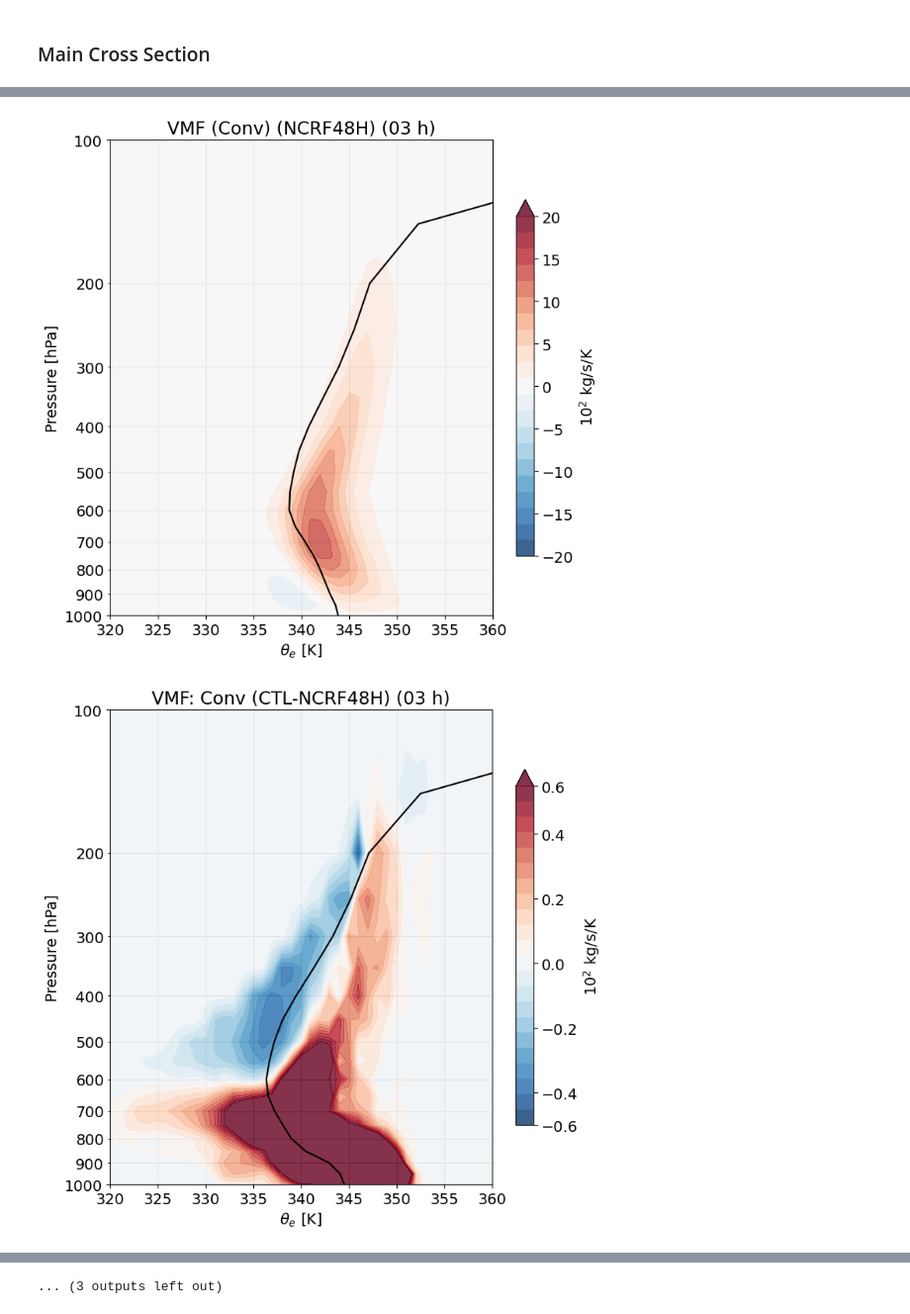
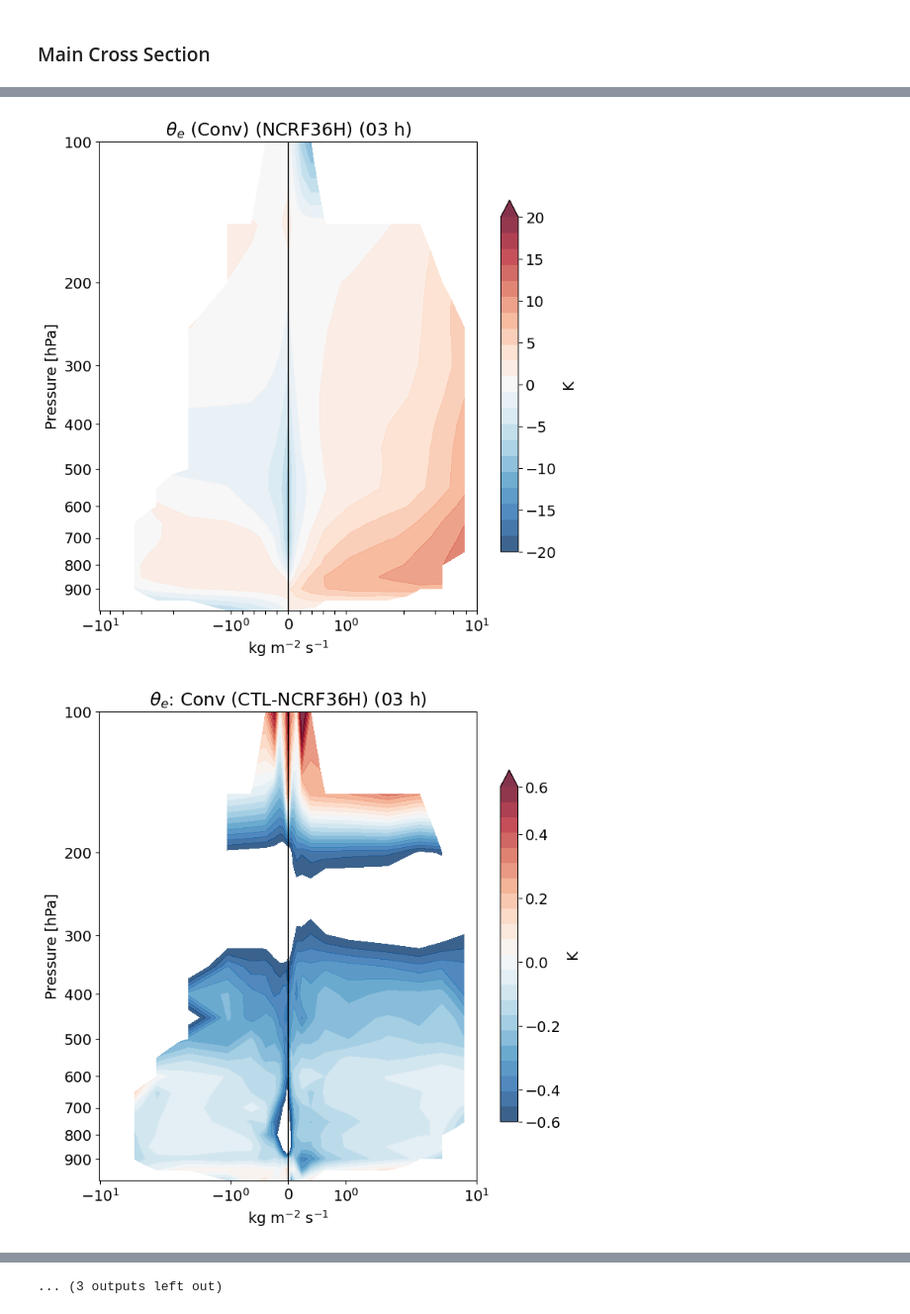
Before and after one commit to jhruppert/jhr-wrf-python, a Jupyter notebook: binned_cross_3d.ipynb, the cells around one changed output, grey strips where cells are left out. Shown at 99% size. Drawn from its saved outputs; the diff is of its cells as text; code cells hidden in the pictures.

```diff
--- a/binned_cross_3d.ipynb
+++ b/binned_cross_3d.ipynb
@@ -249,7 +249,7 @@ for istrat in range(nstrat):
 
             avgvar_tag = avgvar_select
             if (do_prm_xy == 1): avgvar_tag+='_xyp'
-            file_in = datdir+'binned_'+ivar_tag+'_'+avgvar_tag+'_'+strattag+'_'+hr_tag+'hr_'+ex_tag+'.nc'
+            file_in = datdir+'binned_'+ivar_tag+'_'+avgvar_tag+'_'+strattag.lower()+'_'+hr_tag+'hr_'+ex_tag+'.nc'
 
             # print(file_out)
             ncfile = Dataset(file_in,mode='r')
@@ -290,15 +290,25 @@ matplotlib.rc('font', **font)
 # Three-dimensional dependent variables ("var")
 
 # Vertical mass flux
-if binvar_select == 'vmf':
+if avgvar_select == 'vmf':
     title = 'VMF'
-    figtag = binvar_select
-    scale=1e-2
-    units_var1 = '10$^2$ kg/s/K'
+    figtag = avgvar_select
+    scale=1 #e-2
+    units_var1 = 'kg/s/K'
     xrange=[320,360]
     cmap='RdBu_r'
     cmax=20; cmin=-1*cmax
     cmax_diff=0.5; cmin_diff=-1*cmax_diff
+# Equiv pot temp
+elif avgvar_select == 'th_e':
+    title = r"$\theta_e$"
+    figtag = avgvar_select
+    scale=1 #e-2
+    units_var1 = 'K'
+    xrange=[np.min(bin_axis), np.max(bin_axis)]
+    cmap='RdBu_r'
+    cmax=20; cmin=-1*cmax
+    cmax_diff=0.5; cmin_diff=-1*cmax_diff
 # %% [markdown]
 ### Main Cross Section
 # %%
@@ -338,6 +348,19 @@ for istrat in range(nstrat):
 
             pltvar=ivar_binned[ktest,:,:]*scale
 
+            ax.set_xscale(log_x)
+
+            if ivar_select == 'vmf':
+                ax.set_xscale('symlog')
+                # clevsi=np.concatenate(([1e-2],np.arange(2,11,2)*1e-2,np.arange(2,11,2)*1e-1,np.arange(2,11,2)*1e-0))
+                locmin = ticker.SymmetricalLogLocator(base=10.0,linthresh=2,subs=np.arange(2,11,2)*0.1)
+                ax.xaxis.set_major_locator(locmin)
+                # else: #if iplot == 'thv' or iplot == 'the':
+                    # if iplot == 'qrad':
+                    #   clevsi=np.concatenate(([1e-2],np.arange(2,11,2)*1e-2,np.arange(2,11,2)*1e-1,np.arange(2,11,2)*1e0,np.arange(2,11,2)*1e1))
+                    # else:
+                    #   clevsi=np.concatenate(([1e-2],np.arange(2,11,2)*1e-2,np.arange(2,11,2)*1e-1,np.arange(2,11,2)*1e0))
+
             # fill contour
             nlevs=21
             inc=(cmax-cmin)/nlevs
@@ -351,18 +374,20 @@ for istrat in range(nstrat):
             plt.ylim(100,np.max(pres))
             ax.invert_yaxis()
             ax.set_yscale('log')
-            ax.set_xscale(log_x)
+            ytick_loc=np.arange(900,0,-100)
+            plt.yticks(ticks=ytick_loc)
             ax.yaxis.set_major_formatter(matplotlib.ticker.ScalarFormatter())
-            ax.yaxis.set_minor_formatter(matplotlib.ticker.ScalarFormatter())
 
             ax.set_xlabel(xlabel)
-            # plt.xlim(np.min(bins), np.max(bins))
             plt.xlim(xrange)
-            # plt.grid()
-            plt.grid(True, which="both", ls="-")
+            # plt.grid(True, which="both", ls="-")
+
+            if ivar_select == 'vmf':
+                plt.axvline(x=0,color='k',linewidth=1.)
 
             # Plot mean theta-e profile
-            plt.plot(ivar_mn[ktest,:], pres, "-k")
+            if ivar_select != 'vmf':
+                plt.plot(ivar_mn[ktest,:], pres, "-k")
 
             # ax2=ax.twinx()
             # im = ax.plot(bins[0:nbins-1], binvar_s_mn)
@@ -416,18 +441,21 @@ for istrat in range(nstrat):
         plt.ylim(100,np.max(pres))
         ax.invert_yaxis()
         ax.set_yscale('log')
+        ytick_loc=np.arange(900,0,-100)
+        plt.yticks(ticks=ytick_loc)
+        ax.yaxis.set_major_formatter(matplotlib.ticker.ScalarFormatter())
+
         ax.set_xscale(log_x)
-        ax.yaxis.set_major_formatter(matplotlib.ticker.ScalarFormatter())
-        ax.yaxis.set_minor_formatter(matplotlib.ticker.ScalarFormatter())
+        ax.set_xlabel(xlabel)
+        plt.xlim(xrange)
+        # plt.grid(True, which="both", ls="-")
 
-        ax.set_xlabel(xlabel)
-        # plt.xlim(np.min(bins), np.max(bins))
-        plt.xlim(xrange)
-        # plt.grid()
-        plt.grid(True, which="both", ls="-")
+        if ivar_select == 'vmf':
+            plt.axvline(x=0,color='k',linewidth=1.)
 
         # Plot mean theta-e profile
-        plt.plot(np.mean(ivar_mn,axis=0), pres, "-k")
+        if ivar_select != 'vmf':
+            plt.plot(np.mean(ivar_mn,axis=0), pres, "-k")
 
         figtag2 = figtag+'_'+ivar_select+fig_extra
         plt.savefig(figdir+'binnedcross_'+figtag2+'_diff_ens'+enstag+'m_'+hr_tag+'.png',dpi=200, facecolor='white', \
@@ -445,2 +473,2 @@ for istrat in range(nstrat):
-[figure, old version]
+[figure, new version]
-[figure, old version]
+[figure, new version]
```
Also changed, not shown: parts of 3 cells of this notebook, 2 other files.
